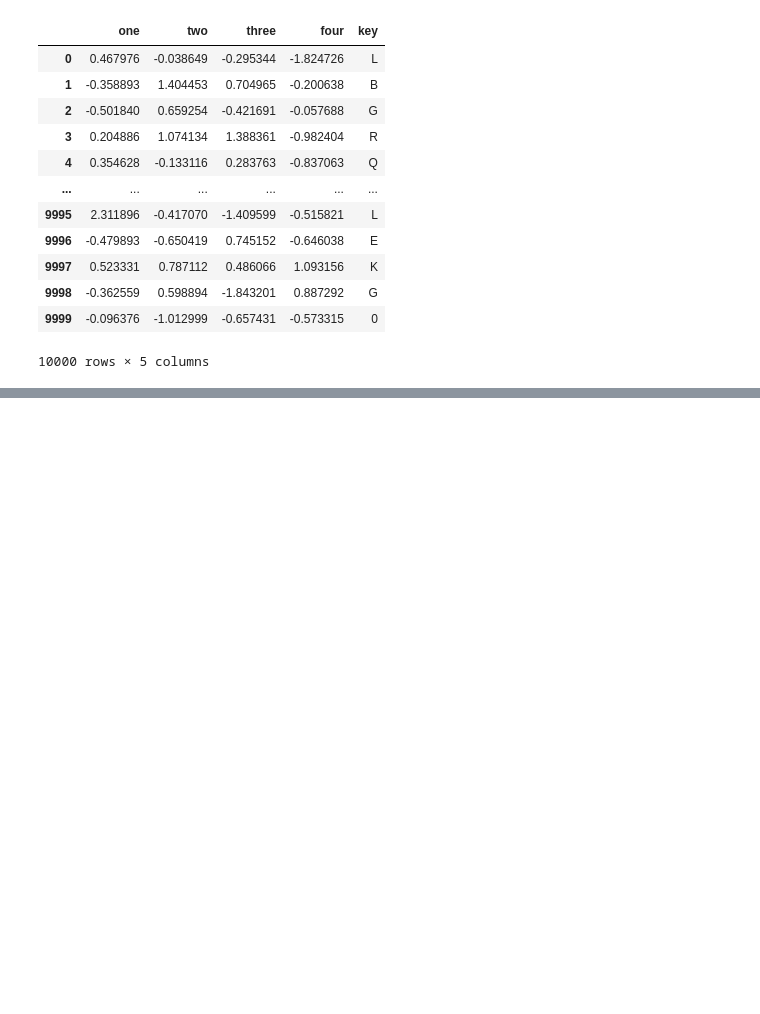
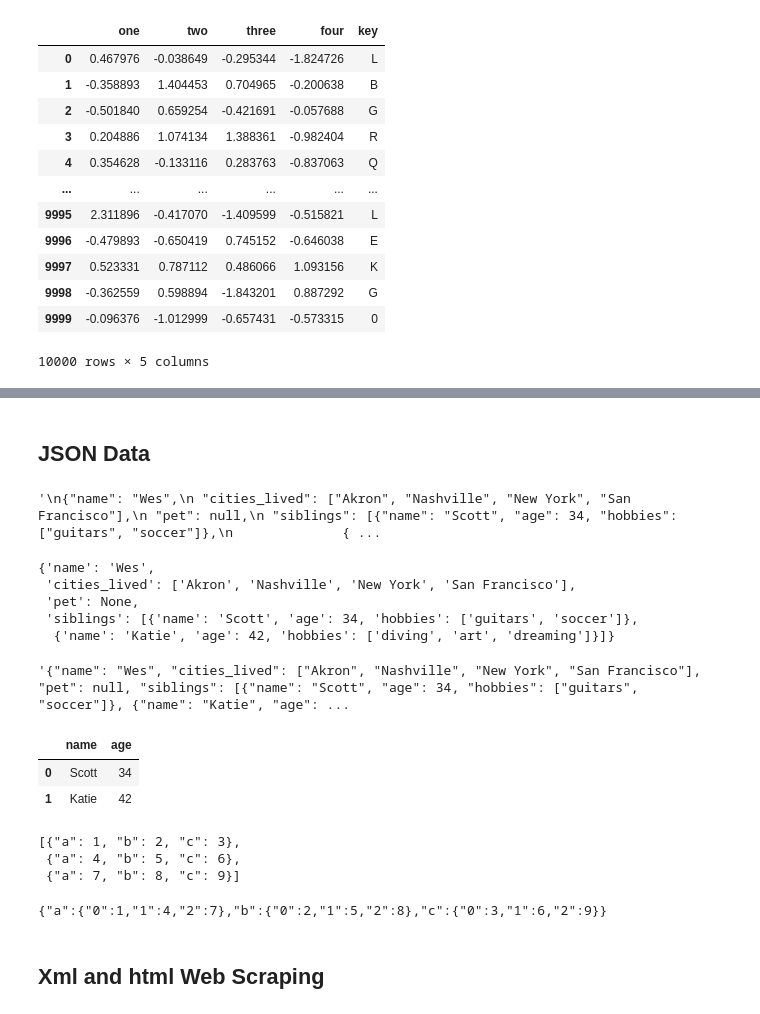
Before and after one commit to emuro/books, a Jupyter notebook: python/pydata-book/ch06_EM.ipynb, the cells around one changed output, grey strips where cells are left out. Saved outputs shown, nothing was run; the diff lists cells and outputs as text; code cells hidden in the pictures; blank space fills up the shorter version.

```diff
--- a/python/pydata-book/ch06_EM.ipynb
+++ b/python/pydata-book/ch06_EM.ipynb
@@ -210,0 +341,45 @@ result
+# %% [markdown]
+## JSON Data
+# %%
+obj = """
+{"name": "Wes",
+ "cities_lived": ["Akron", "Nashville", "New York", "San Francisco"],
+ "pet": null,
+ "siblings": [{"name": "Scott", "age": 34, "hobbies": ["guitars", "soccer"]},
+              {"name": "Katie", "age": 42, "hobbies": ["diving", "art", "dreaming"]}]
+}
+"""
+
+obj
+# %% [output]
+'\n{"name": "Wes",\n "cities_lived": ["Akron", "Nashville", "New York", "San Francisco"],\n "pet": null,\n "siblings": [{"name": "Scott", "age": 34, "hobbies": ["guitars", "soccer"]},\n              { ...
+# %%
+import json
+json_to_py = json.loads(obj)
+json_to_py
+# %% [output]
+{'name': 'Wes',
+ 'cities_lived': ['Akron', 'Nashville', 'New York', 'San Francisco'],
+ 'pet': None,
+ 'siblings': [{'name': 'Scott', 'age': 34, 'hobbies': ['guitars', 'soccer']},
+  {'name': 'Katie', 'age': 42, 'hobbies': ['diving', 'art', 'dreaming']}]}
+# %%
+py_to_json = json.dumps(json_to_py)
+py_to_json
+# %% [output]
+'{"name": "Wes", "cities_lived": ["Akron", "Nashville", "New York", "San Francisco"], "pet": null, "siblings": [{"name": "Scott", "age": 34, "hobbies": ["guitars", "soccer"]}, {"name": "Katie", "age": ...
+# %%
+siblings = pd.DataFrame(json_to_py["siblings"], columns=["name", "age"])
+siblings
+# %% [output]
+|  | name | age |
+| 0 | Scott | 34 |
+| 1 | Katie | 42 |
+# %%
+json_f = base_dir + 'examples/example.json'
+json_f
+!cat $json_f
+# %% [output]
+[{"a": 1, "b": 2, "c": 3},
+ {"a": 4, "b": 5, "c": 6},
+ {"a": 7, "b": 8, "c": 9}]
@@ -210,0 +388,6 @@ result
+# %%
+data.to_json(sys.stdout)
+# %% [output]
+{"a":{"0":1,"1":4,"2":7},"b":{"0":2,"1":5,"2":8},"c":{"0":3,"1":6,"2":9}}
+# %% [markdown]
+## Xml and html Web Scraping
```
Also changed, not shown: parts of 22 cells of this notebook.
